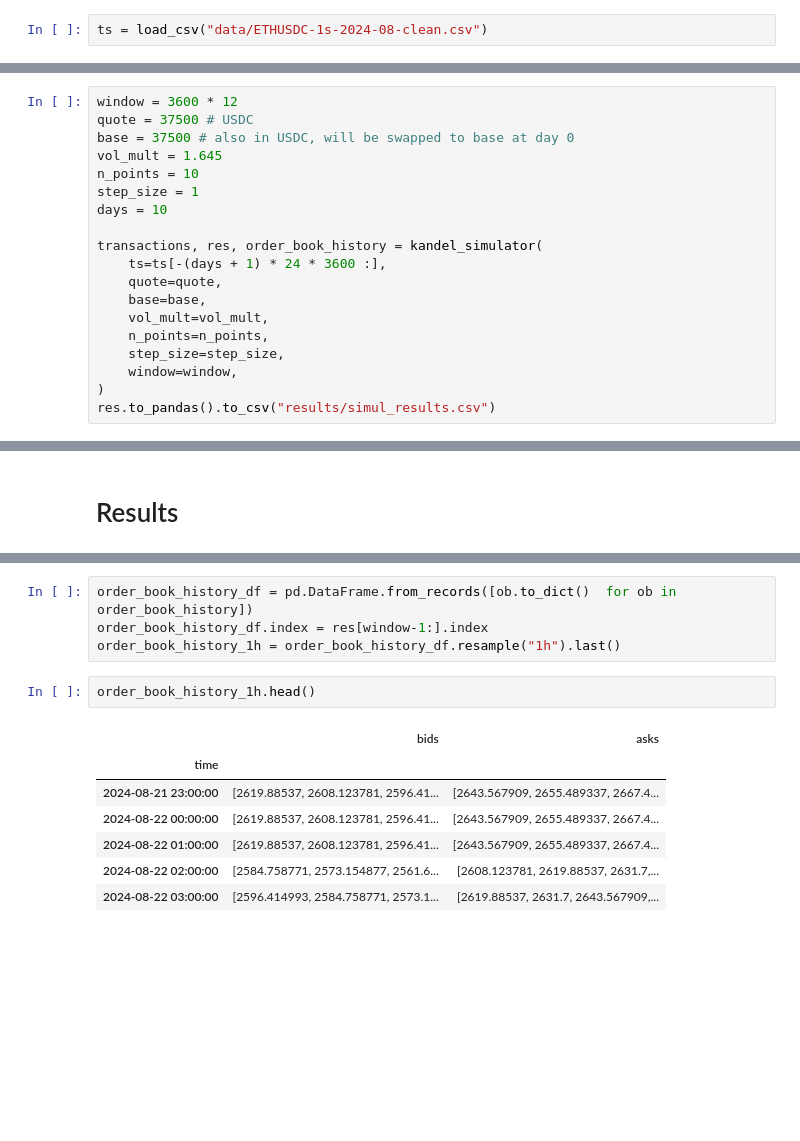
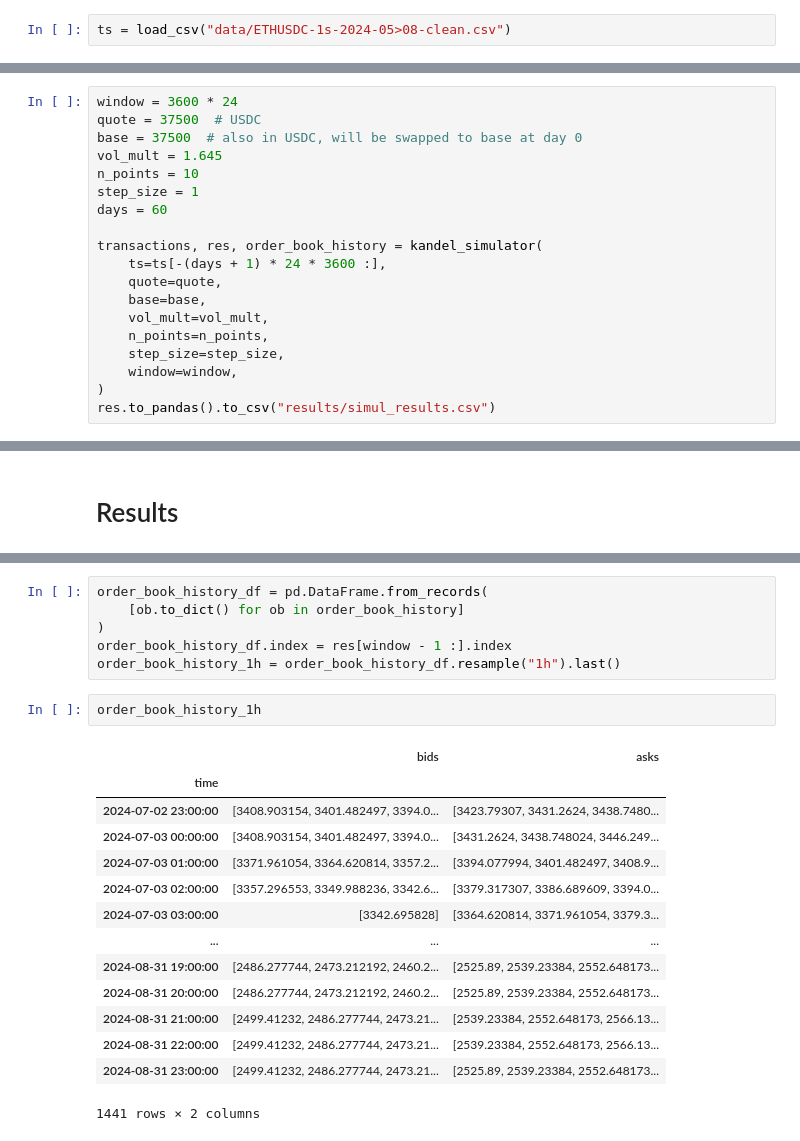
Before and after one commit to RedactedLabsGit/backtester-RL, a Jupyter notebook: scratchpad.ipynb, the cells around one changed output, grey strips where cells are left out. Drawn from its saved outputs; the diff is of its cells as text; blank space fills up the shorter version.

```diff
--- a/scratchpad.ipynb
+++ b/scratchpad.ipynb
@@ -50,4 +49,4 @@ print(orderbook)
 from src.kandel import kandel_simulator
 from src.time_series import load_csv
 # %%
-ts = load_csv("data/ETHUSDC-1s-2024-08-clean.csv")
+ts = load_csv("data/ETHUSDC-1s-2024-05>08-clean.csv")
@@ -54,11 +77,11 @@ ts = load_csv("data/ETHUSDC-1s-2024-08-clean.csv")
 # %%
-window = 3600 * 12
-quote = 37500 # USDC
-base = 37500 # also in USDC, will be swapped to base at day 0
+window = 3600 * 24
+quote = 37500  # USDC
+base = 37500  # also in USDC, will be swapped to base at day 0
 vol_mult = 1.645
 n_points = 10
 step_size = 1
-days = 10
+days = 60
 
 transactions, res, order_book_history = kandel_simulator(
     ts=ts[-(days + 1) * 24 * 3600 :],
@@ -225,16 +192,25 @@ fig.write_image(
     height=1000,
 )
 # %%
-order_book_history_df = pd.DataFrame.from_records([ob.to_dict()  for ob in order_book_history])
-order_book_history_df.index = res[window-1:].index
+order_book_history_df = pd.DataFrame.from_records(
+    [ob.to_dict() for ob in order_book_history]
+)
+order_book_history_df.index = res[window - 1 :].index
 order_book_history_1h = order_book_history_df.resample("1h").last()
 # %%
-order_book_history_1h.head()
+order_book_history_1h
 # %% [output]
 |  | bids | asks |
 | time |  |  |
-| 2024-08-21 23:00:00 | [2619.88537, 2608.123781, 2596.41... | [2643.567909, 2655.489337, 2667.4... |
-| 2024-08-22 00:00:00 | [2619.88537, 2608.123781, 2596.41... | [2643.567909, 2655.489337, 2667.4... |
-| 2024-08-22 01:00:00 | [2619.88537, 2608.123781, 2596.41... | [2643.567909, 2655.489337, 2667.4... |
-| 2024-08-22 02:00:00 | [2584.758771, 2573.154877, 2561.6... | [2608.123781, 2619.88537, 2631.7,... |
-| 2024-08-22 03:00:00 | [2596.414993, 2584.758771, 2573.1... | [2619.88537, 2631.7, 2643.567909,... |
+| 2024-07-02 23:00:00 | [3408.903154, 3401.482497, 3394.0... | [3423.79307, 3431.2624, 3438.7480... |
+| 2024-07-03 00:00:00 | [3408.903154, 3401.482497, 3394.0... | [3431.2624, 3438.748024, 3446.249... |
+| 2024-07-03 01:00:00 | [3371.961054, 3364.620814, 3357.2... | [3394.077994, 3401.482497, 3408.9... |
+| 2024-07-03 02:00:00 | [3357.296553, 3349.988236, 3342.6... | [3379.317307, 3386.689609, 3394.0... |
+| 2024-07-03 03:00:00 | [3342.695828] | [3364.620814, 3371.961054, 3379.3... |
+| ... | ... | ... |
+| 2024-08-31 19:00:00 | [2486.277744, 2473.212192, 2460.2... | [2525.89, 2539.23384, 2552.648173... |
+| 2024-08-31 20:00:00 | [2486.277744, 2473.212192, 2460.2... | [2525.89, 2539.23384, 2552.648173... |
+| 2024-08-31 21:00:00 | [2499.41232, 2486.277744, 2473.21... | [2539.23384, 2552.648173, 2566.13... |
+| 2024-08-31 22:00:00 | [2499.41232, 2486.277744, 2473.21... | [2539.23384, 2552.648173, 2566.13... |
+| 2024-08-31 23:00:00 | [2499.41232, 2486.277744, 2473.21... | [2525.89, 2539.23384, 2552.648173... |
+1441 rows × 2 columns
```
Also changed, not shown: parts of 15 cells of this notebook, 1 other file.
